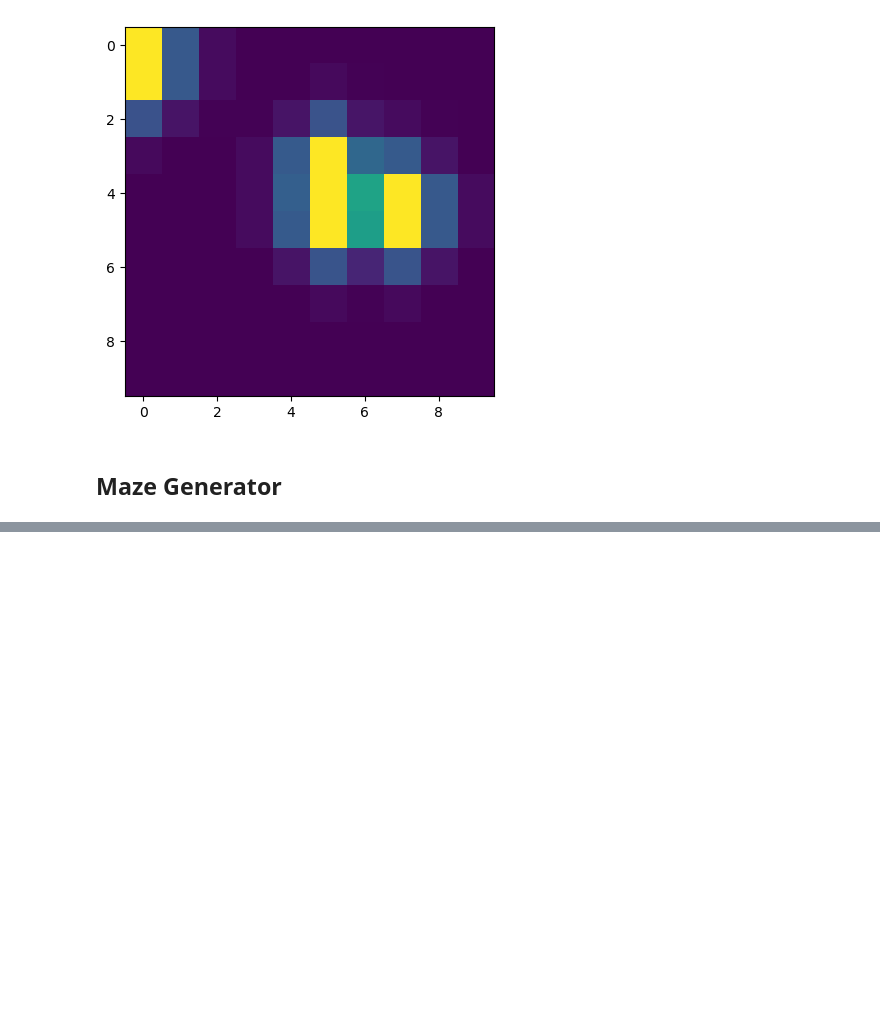
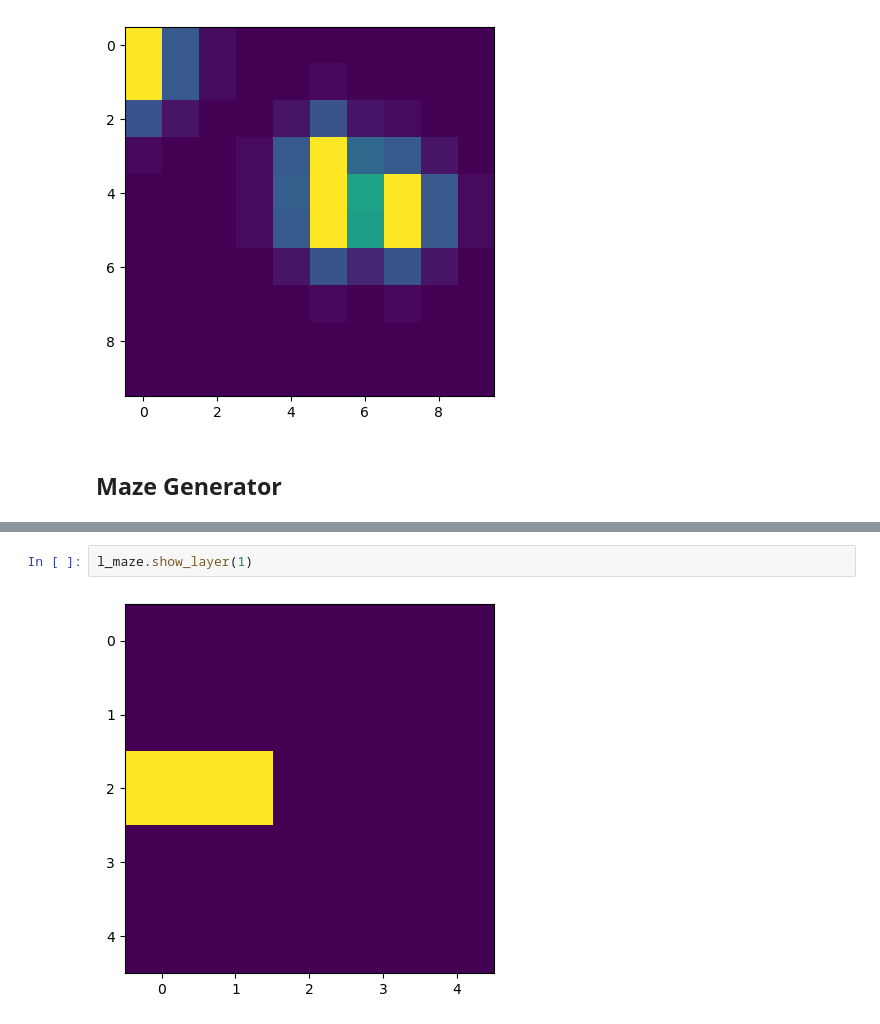
Before and after one commit to Dinple/PathSim, a Jupyter notebook: sim.ipynb, the cells around one changed output, grey strips where cells are left out. Cells and saved outputs as stored; diff of their text form; blank space fills up the shorter version.

```diff
--- a/sim.ipynb
+++ b/sim.ipynb
@@ -188,0 +187,4 @@ plt.show()
+# %%
+l_maze.show_layer(1)
+# %% [output]
+[figure, added]
```
Also changed, not shown: parts of 8 cells of this notebook, 5 other files.
